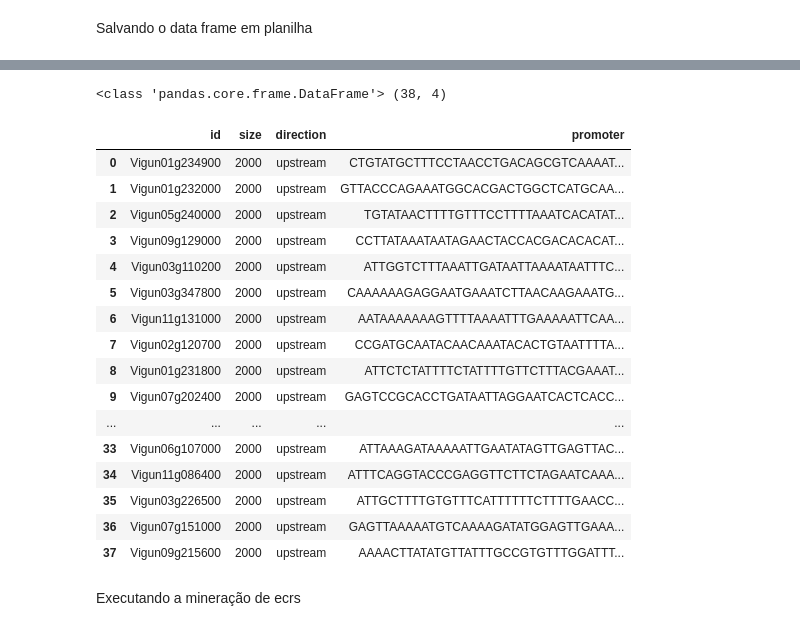
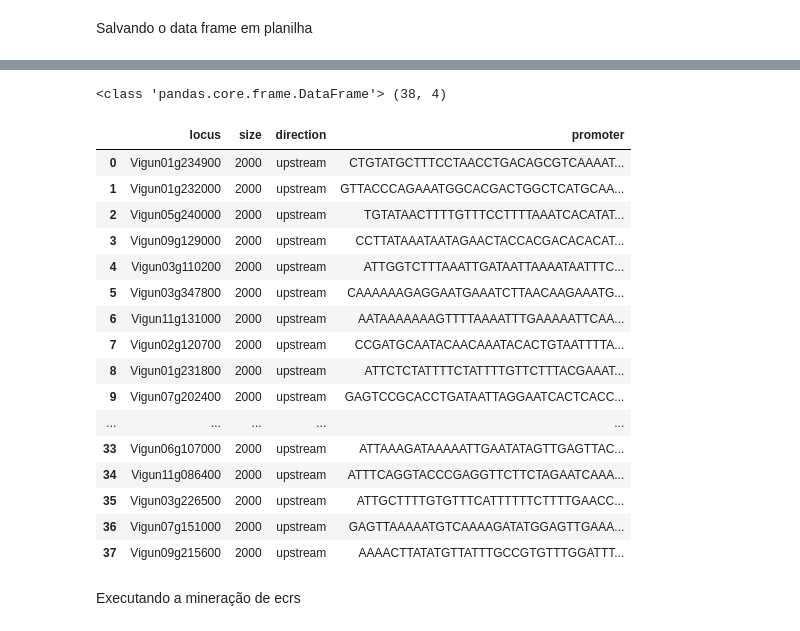
Before and after one commit to filipecmedeiros/PhytoProm, a Jupyter notebook: Data science/Pré-processamento.ipynb, the cells around one changed output, grey strips where cells are left out. Drawn from its saved outputs; the diff is of its cells as text; code cells hidden in the pictures.

```diff
--- a/Data science/Pré-processamento.ipynb
+++ b/Data science/Pré-processamento.ipynb
@@ -603,12 +610,12 @@ searchLog.to_csv(path_or_buf='Genome Log.csv',
 # %%
 promoter = pd.read_csv(
     'promotores de fenilpropanoides.txt',
-    sep=' ', header=None, names=['id','size', 'direction', 'promoter'])
+    sep=' ', header=None, names=['locus','size', 'direction', 'promoter'])
 print(type(promoter), promoter.shape)
 promoter
 # %% [output]
 <class 'pandas.core.frame.DataFrame'> (38, 4)
-|  | id | size | direction | promoter |
+|  | locus | size | direction | promoter |
 | 0 | Vigun01g234900 | 2000 | upstream | CTGTATGCTTTCCTAACCTGACAGCGTCAAAAT... |
 | 1 | Vigun01g232000 | 2000 | upstream | GTTACCCAGAAATGGCACGACTGGCTCATGCAA... |
 | 2 | Vigun05g240000 | 2000 | upstream | TGTATAACTTTTGTTTCCTTTTAAATCACATAT... |
```
Also changed, not shown: parts of 16 cells of this notebook, 40 other files.
